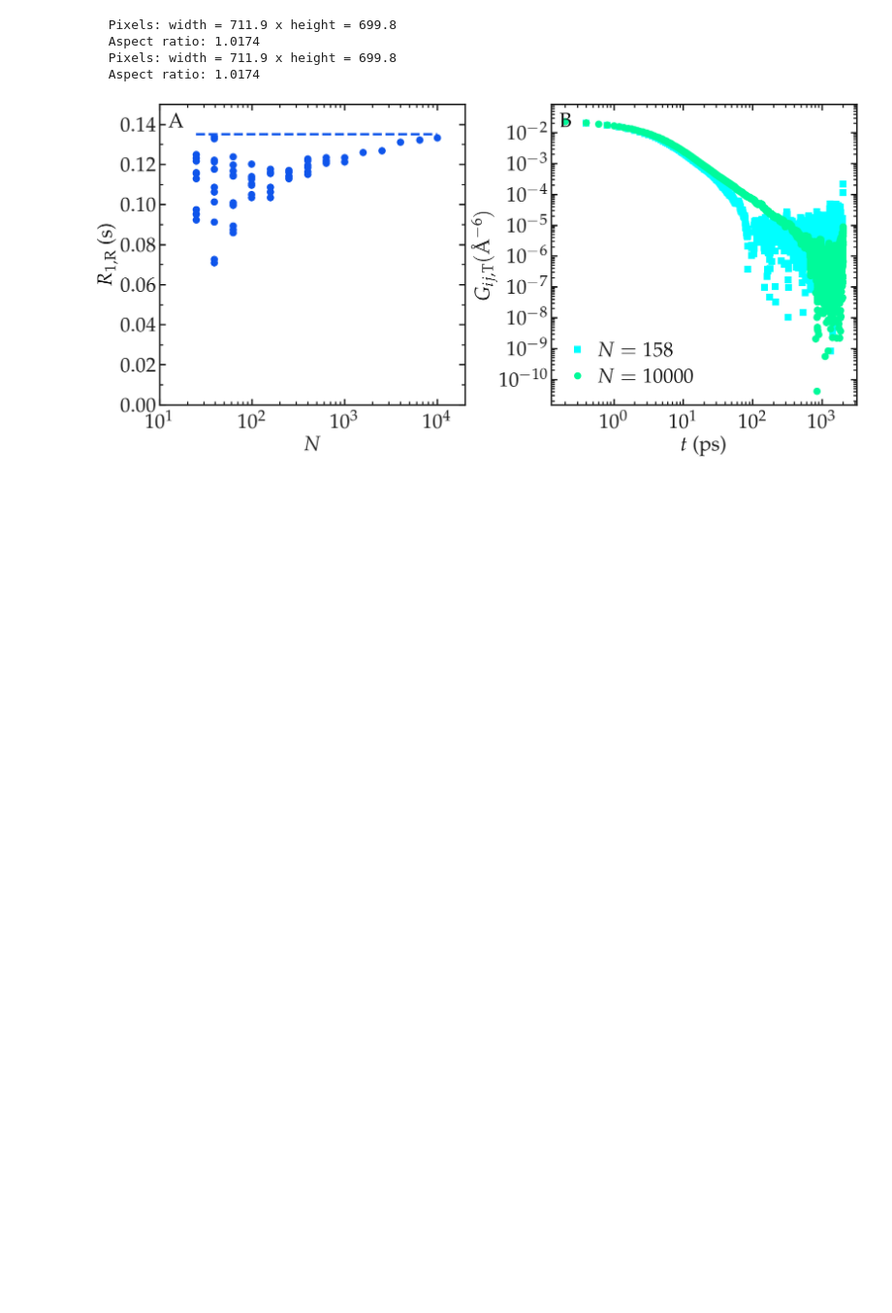
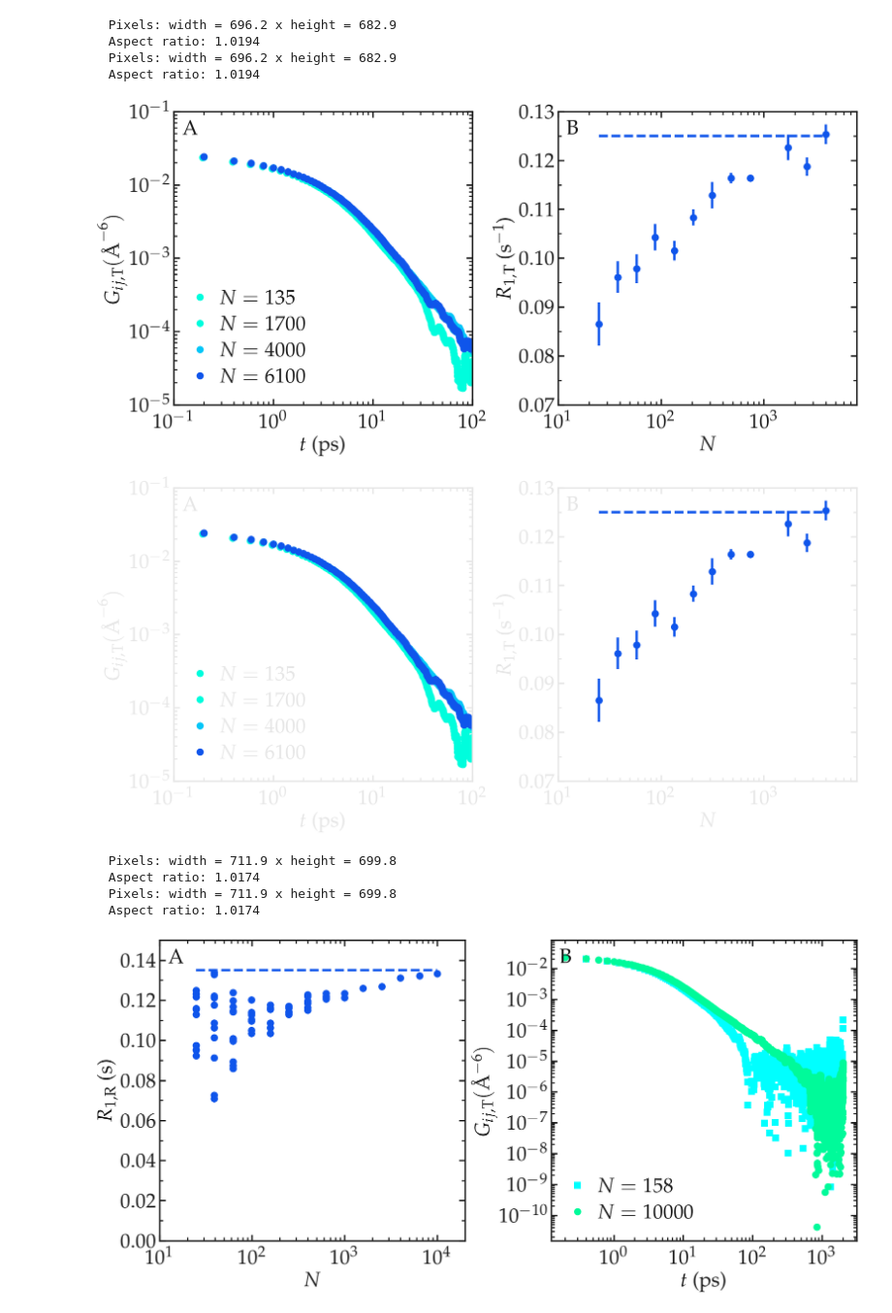
Before and after one commit to NMRDfromMD/nmrdfrommd.github.io, a Jupyter notebook: docs/source/theory/best-practice/water-N.ipynb, the cells around one changed output. Shown at 97% size. Cells and saved outputs as stored; diff of their text form; code cells hidden in the pictures; blank space fills up the shorter version.

```diff
--- a/docs/source/theory/best-practice/water-N.ipynb
+++ b/docs/source/theory/best-practice/water-N.ipynb
@@ -28,4 +28,78 @@ cmap_magma   = cm.magma        # smoother dark-background readability
 cmap_cool = cm.cool
 cmap_cyan_to_green_blue = LinearSegmentedColormap.from_list(
     "cyan_to_green_blue", ["#0f55eb", "#00FFFF", "#00FA9A"])
+# %%
+n = 500
+type = "full"
+
+for dark_mode in [False, True]:
+
+    myplt = PltTools()
+    myplt.prepare_figure(fig_size = (18, 8.5), dark_mode = dark_mode,
+                         transparency = True, use_serif=True, n_colone = 2)
+
+    # Panel 1
+    colors = cmap_cyan_to_green_blue(np.linspace(0, 1, 4))
+
+    myplt.add_panel()
+
+    t, GT, GT_error = np.loadtxt("water-N/GT_N135_TIP4P.dat").T
+    t, GR, GR_error = np.loadtxt("water-N/GR_N135_TIP4P.dat").T
+    myplt.add_plot(x = t, y = GT,
+                   # dy = np.sqrt(GT_error[::jump]+GR_error[::jump]),
+                   type = "loglog", linewidth_data = 3,
+                   marker = "o", data_color = colors[2][:3],
+                   markersize = 12, data_label = r'$N = 135$')
+
+    t, GT, GT_error = np.loadtxt("water-N/GT_N1717_TIP4P.dat").T
+    t, GR, GR_error = np.loadtxt("water-N/GR_N1717_TIP4P.dat").T
+    myplt.add_plot(x = t, y = GT,
+                   # dy = np.sqrt(GT_error[::jump]+GR_error[::jump]),
+                   type = "loglog", linewidth_data = 3,
+                   marker = "o", data_color = colors[2][:3],
+                   markersize = 12, data_label = r'$N = 1700$')
+
+    t, GT, GT_error = np.loadtxt("water-N/GT_N4000_TIP4P.dat").T
+    t, GR, GR_error = np.loadtxt("water-N/GR_N4000_TIP4P.dat").T
+    myplt.add_plot(x = t, y = GT,
+                   # dy = np.sqrt(GT_error[::jump]+GR_error[::jump]),
+                   type = "loglog", linewidth_data = 3,
+                   marker = "o", data_color = colors[1][:3],
+                   markersize = 12, data_label = r'$N = 4000$')
+
+    t, GT, GT_error = np.loadtxt("water-N/GT_N6106_TIP4P.dat").T
+    t, GR, GR_error = np.loadtxt("water-N/GR_N6106_TIP4P.dat").T
+    myplt.add_plot(x = t, y = GT,
+                   # dy = np.sqrt(GT_error[::jump]+GR_error[::jump]),
+                   type = "loglog", linewidth_data = 3,
+                   marker = "o", data_color = colors[0][:3],
+                   markersize = 12, data_label = r'$N = 6100$')
+
+    myplt.complete_panel(xlabel = r'$t$ (ps)', ylabel = r'$G_{ij, \mathrm{T}} (\mathrm{\AA}^{-6})$',
+                         xpad = 15, legend=True, handlelength_legend=1)
+    myplt.set_boundaries(x_boundaries=(0.1, 100), y_boundaries=(1e-5, 0.1))
+
+    myplt.add_panel()
+
+    N, R1, R1_error, R1T, R1T_error, R1R, R1R_error, tauT, tauR, tauT_error, tauR_error = np.loadtxt("water-N/T1_TIP4P.dat")[:-1].T
+    myplt.add_plot(x = N, y = R1T, dy = R1T_error, type = "semilogx", linewidth_data = 3,
+                marker = "o", data_color = colors[0][:3], markersize = 12)
+
+    myplt.complete_panel(xlabel = r'$N$', ylabel = r'$R_{1, \mathrm{T}}$ (s$^{-1}$)',
+                         xpad = 15, legend=True, handlelength_legend=1)
+    myplt.set_boundaries(x_boundaries=(10, 8000), y_boundaries=(0.07, 0.13))
+
+    myplt.add_plot(x = N, y = R1*0+0.125, type = "plot", linewidth_data = 3,
+                marker = "--", data_color = colors[0][:3],
+                markersize = 12) # , data_label = r'TIP4P')
+
+    myplt.add_subplotlabels(type_label_panel = "A")
+    myplt.save_figure(filename = "water-N", saving_path = git_path+path_figures)
+# %% [output]
+  Pixels: width = 696.2 x height = 682.9
+  Aspect ratio: 1.0194
+  Pixels: width = 696.2 x height = 682.9
+  Aspect ratio: 1.0194
+[figure, added]
+[figure, added]
 # %%
```
Also changed, not shown: parts of 1 cell of this notebook, 14 other files.
